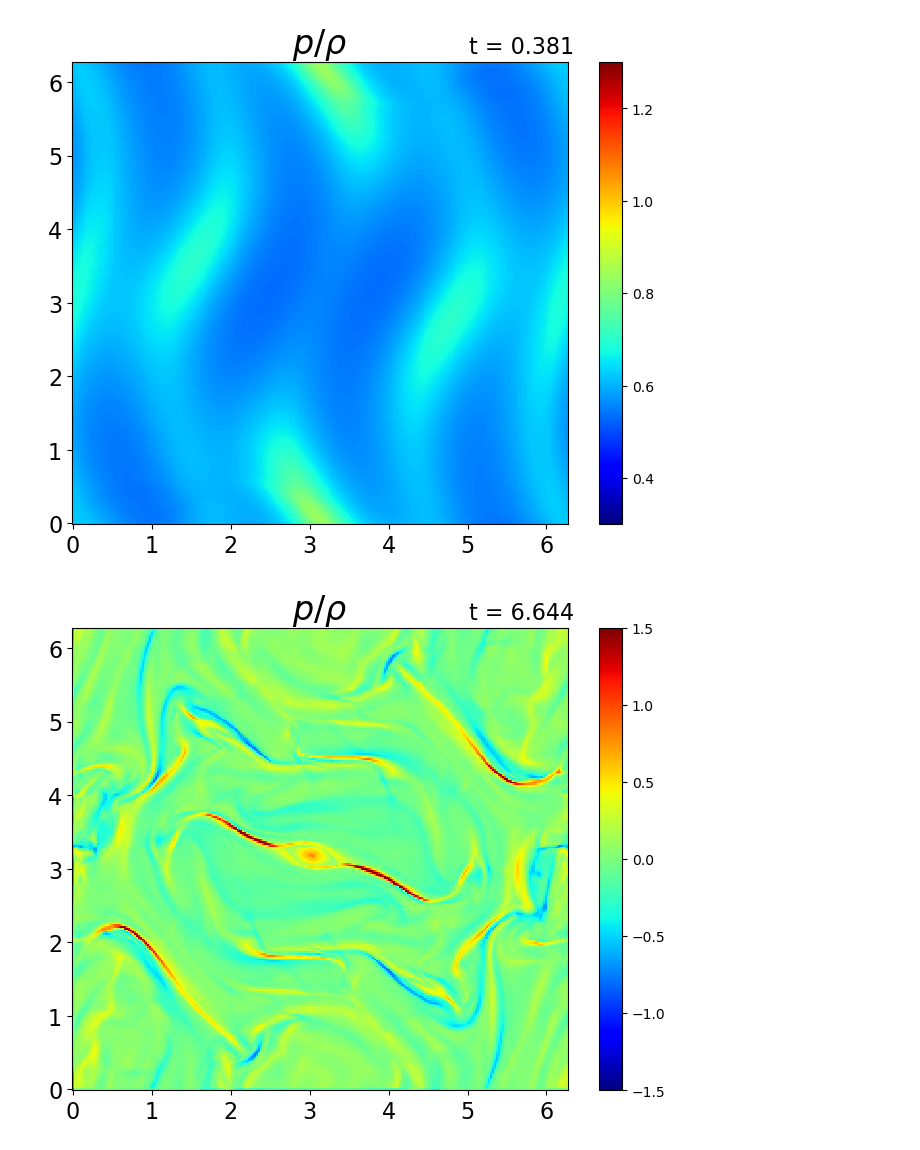
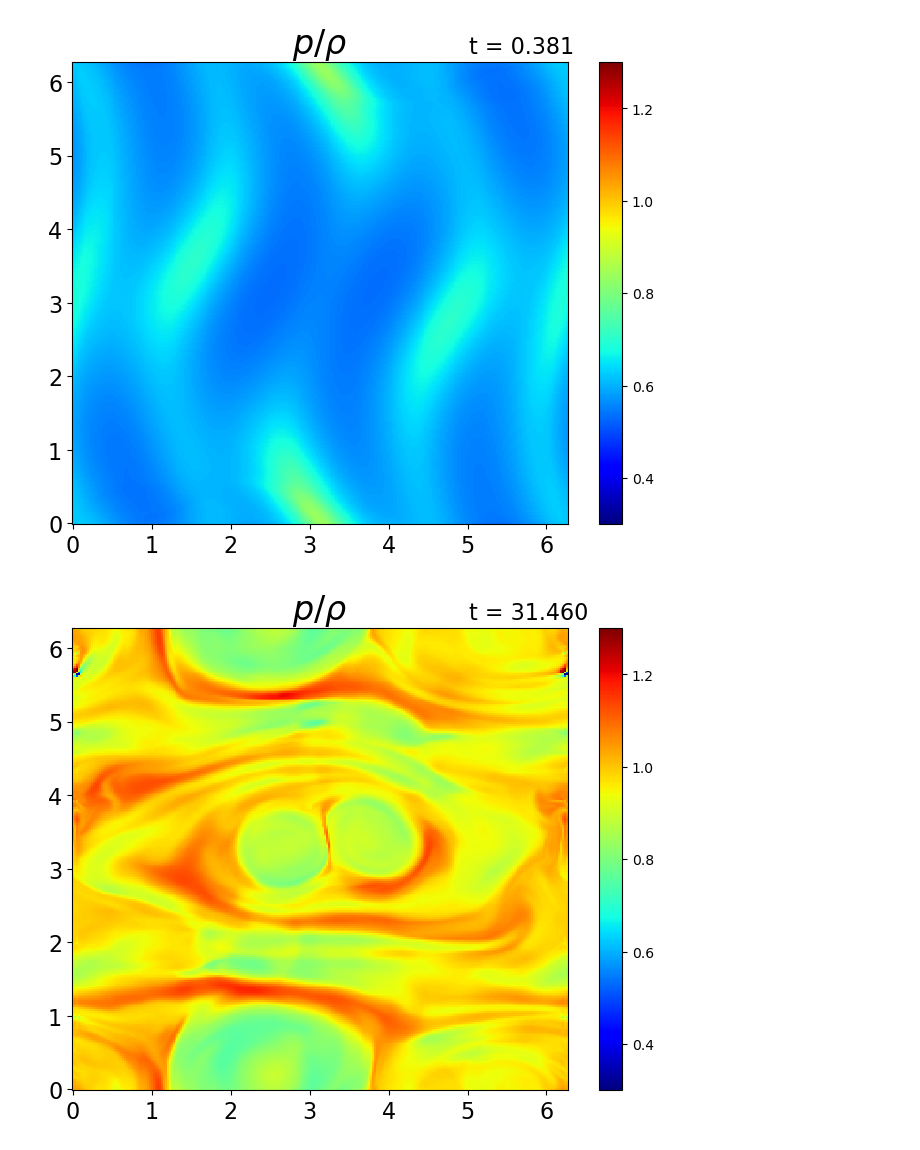
Before and after one commit to keita-akutagawa/IdealMHD_GPU, a Jupyter notebook: examples_2D/orszag_tang/orszag_tang_256.ipynb, the cells around one changed output. Drawn from its saved outputs; the diff is of its cells as text; code cells hidden in the pictures.

```diff
--- a/examples_2D/orszag_tang/orszag_tang_256.ipynb
+++ b/examples_2D/orszag_tang/orszag_tang_256.ipynb
@@ -52,34 +52,51 @@ plt.show()
 # %%
 fig = plt.figure(figsize=(8, 6))
 ax1 = fig.add_subplot(111)
 
 log = np.loadtxt("log_256.txt", delimiter=',')
 dirname = "results_256"
-step = 100
-filename = f"{dirname}/orszag_tang_{step}.bin"
-with open(filename, 'rb') as f:
-    U = np.fromfile(f, dtype=np.float64)
-U = U.reshape(nx, ny, 8).T
+total_steps = int(log[-1][0])
+interval = 100
+for step in range(0, total_steps+interval, interval):
+    ax1.clear()
 
-rho = U[0, :, :]
-u = U[1, :, :] / rho
-v = U[2, :, :] / rho
-w = U[3, :, :] / rho
-Bx = U[4, :, :]
-By = U[5, :, :]
-Bz = U[6, :, :]
-e = U[7, :, :]
-p = (gamma-1) * (e - rho*(u**2+v**2+w**2)/2 - (Bx**2+By**2+Bz**2)/2)
-magnetic_pressure = 1/2 * (Bx**2+By**2+Bz**2)
-pT = p + magnetic_pressure
-currentZ = (By - np.roll(By, 1, axis=0)) - (Bx - np.roll(Bx, 1, axis=1))
+    filename = f"{dirname}/orszag_tang_{step}.bin"
+    with open(filename, 'rb') as f:
+        U = np.fromfile(f, dtype=np.float64)
+    U = U.reshape(nx, ny, 8).T
+    rho = U[0, :, :]
+    u = U[1, :, :] / rho
+    v = U[2, :, :] / rho
+    w = U[3, :, :] / rho
+    Bx = U[4, :, :]
+    By = U[5, :, :]
+    Bz = U[6, :, :]
+    e = U[7, :, :]
+    p = (gamma-1) * (e - rho*(u**2+v**2+w**2)/2 - (Bx**2+By**2+Bz**2)/2)
+    magnetic_pressure = 1/2 * (Bx**2+By**2+Bz**2)
+    pT = p + magnetic_pressure
 
-contour = ax1.pcolormesh(X, Y, currentZ.T, vmin=-1.5, vmax=1.5, cmap='jet')
-cbar = plt.colorbar(contour, ax=ax1)
+    contour = ax1.pcolormesh(X, Y, (p/rho), vmin=0.3, vmax=1.3, cmap='jet')
+    if step == 0:
+        cbar = plt.colorbar(contour, ax=ax1)
 
-ax1.set_title(r"$p/\rho$", fontsize=24)
-ax1.text(0.8, 1.02, f"t = {log[int(step/10)][1]:.3f}", transform=ax1.transAxes, fontsize=16)
-ax1.tick_params(labelsize=16)
-plt.show()
+    ax1.set_title(r"$p/\rho$", fontsize=24)
+    ax1.text(0.8, 1.02, f"t = {log[int(step/interval)][1]:.3f}", transform=ax1.transAxes, fontsize=16)
+    ax1.tick_params(labelsize=16)
+
+    fig.savefig(f"pictures/{step}.png", dpi=200)
+
+
+filename = "orszag-tang_p-rho.mp4"
+img = cv2.imread(f'./pictures/0.png')
+framesize = (img.shape[1], img.shape[0])
+fps = 10.0
+fourcc = cv2.VideoWriter_fourcc('m','p','4','v')
+video  = cv2.VideoWriter(filename=filename, fourcc=fourcc, fps=fps, frameSize=framesize)
+
+for step in range(0, total_steps+interval, interval):
+    img = cv2.imread(f'./pictures/{step}.png')
+    video.write(img)
+video.release()
 # %% [output]
-[figure, old version]
+[figure, new version]
```
Also changed, not shown: parts of 1 cell of this notebook, 8 other files.
